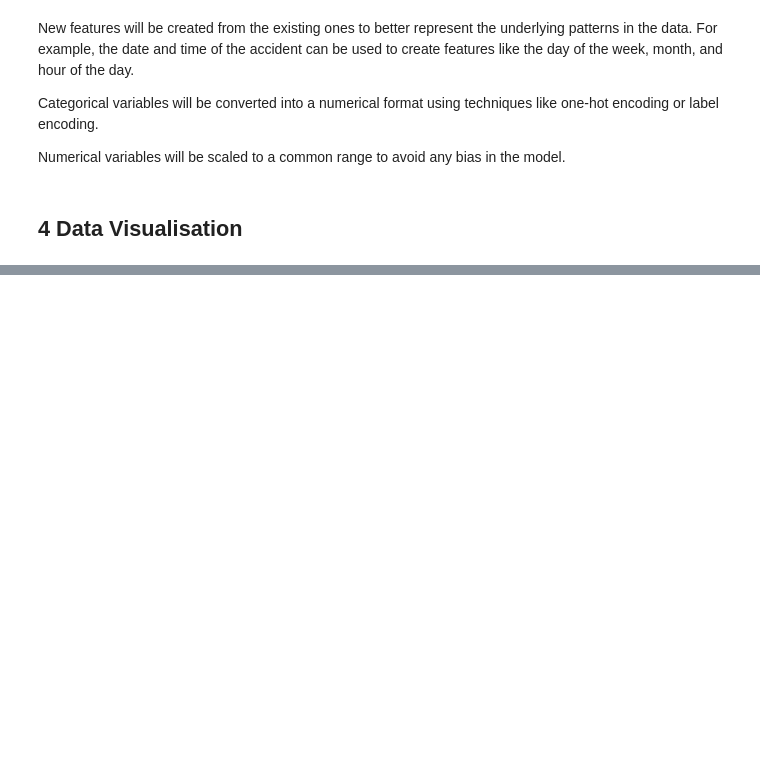
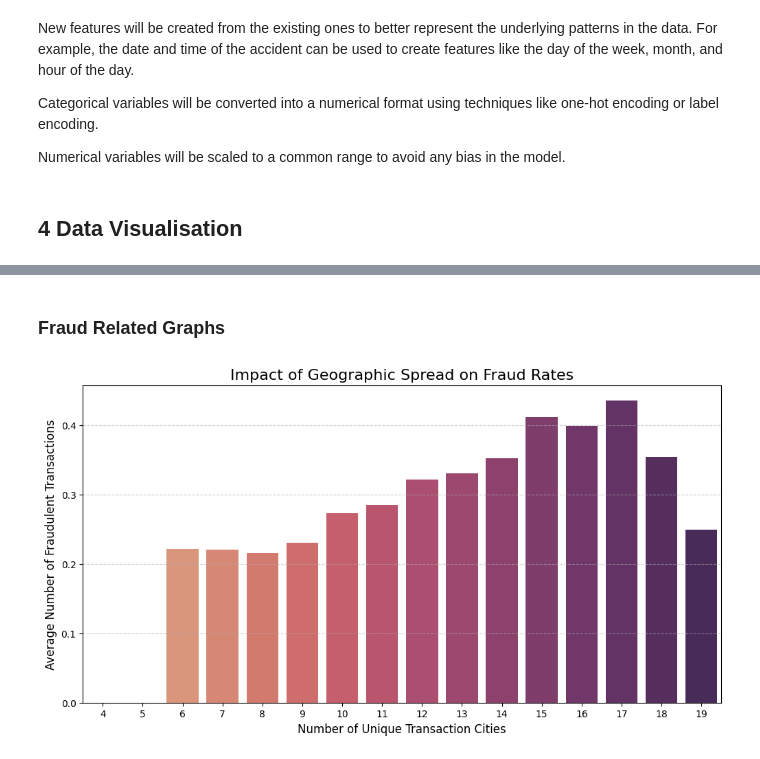
Before and after one commit to Donks9504/Business-Intelligence-and-Data-Mining, a Jupyter notebook: Minimising finanical loss through default and fraud patterns.ipynb, the cells around one changed output, grey strips where cells are left out. Saved outputs shown, nothing was run; the diff lists cells and outputs as text; code cells hidden in the pictures; blank space fills up the shorter version.

```diff
--- a/Minimising finanical loss through default and fraud patterns.ipynb
+++ b/Minimising finanical loss through default and fraud patterns.ipynb
@@ -181,0 +231,26 @@ Numerical variables will be scaled to a common range to avoid any bias in the mo
+# %% [markdown]
+### Fraud Related Graphs
+# %%
+# 1. Group by the number of unique cities and calculate the average fraud rate
+city_fraud_trend = df.groupby('Unique_Transaction_Cities')['Fraud_Transactions'].mean().reset_index()
+
+# 2. Plotting
+plt.figure(figsize=(12, 6))
+
+# A barplot with a color gradient shows the escalating risk perfectly
+sns.barplot(
+    data=city_fraud_trend,
+    x='Unique_Transaction_Cities',
+    y='Fraud_Transactions',
+    palette='flare',      # 'flare' or 'Reds' works great for fraud/danger
+    hue='Unique_Transaction_Cities',
+    legend=False
+)
+
+plt.title('Impact of Geographic Spread on Fraud Rates', fontsize=16)
+plt.xlabel('Number of Unique Transaction Cities', fontsize=12)
+plt.ylabel('Average Number of Fraudulent Transactions', fontsize=12)
+plt.grid(axis='y', linestyle='--', alpha=0.6)
+plt.show()
+# %% [output]
+[figure, added]
```
Also changed, not shown: parts of 18 cells of this notebook.
